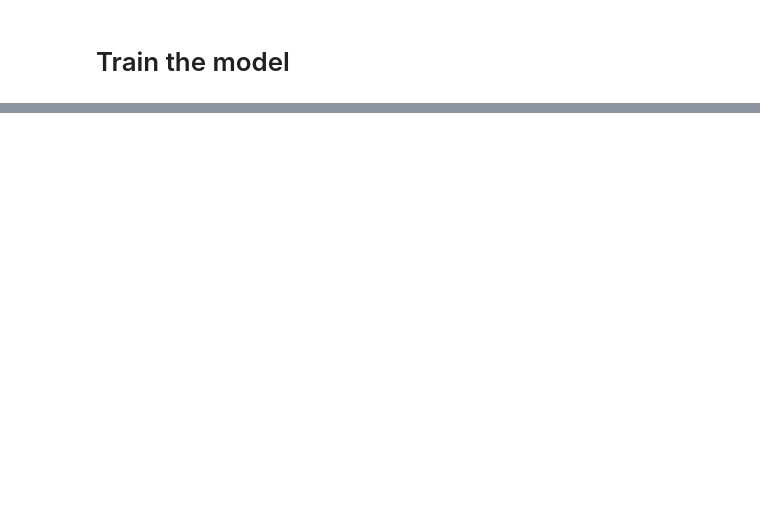
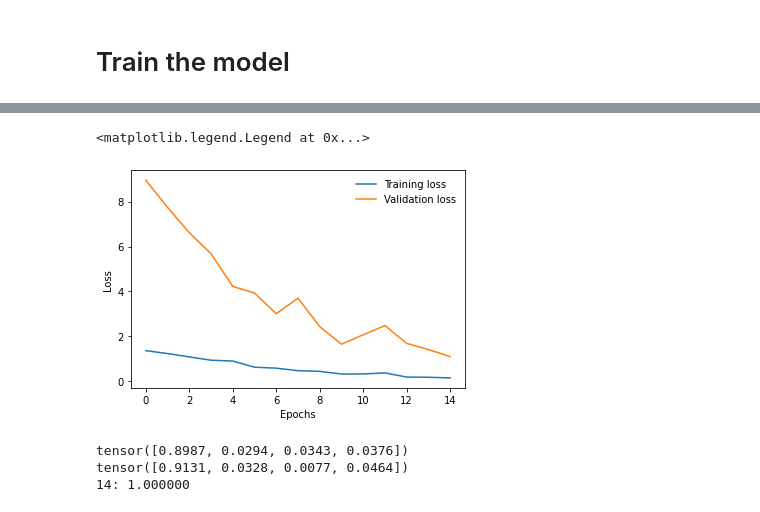
Before and after one commit to HubertStr/CNN_Painting_Recognition, a Jupyter notebook: DL_project.ipynb, the cells around one changed output, grey strips where cells are left out. Cells and saved outputs as stored; diff of their text form; code cells hidden in the pictures; blank space fills up the shorter version.

```diff
--- a/DL_project.ipynb
+++ b/DL_project.ipynb
@@ -42,3 +61,6 @@ learning_rate = 0.001
+# %%
+num_workers = 4
+batch_size = 15
 # %%
 train_loader = DataLoader(dataset = train_dataset, batch_size = batch_size, shuffle=True, num_workers=num_workers)
 valid_loader = DataLoader(dataset = valid_dataset, batch_size = batch_size, shuffle=True, num_workers=num_workers)
@@ -73,4 +94,5 @@ ResNet(
 # %%
 # Replace the last fully connected layer by a new one with the number of artists we want to classify. In our example case, let us take 2
 
-resnet50.fc = torch.nn.Linear(resnet50.fc.in_features, 2)
+num_classes = 4 #TO CHANGE REGARDING THE NUMBER OF ARTISTS WE WANT
+resnet50.fc = torch.nn.Linear(resnet50.fc.in_features, num_classes)
@@ -77,2 +103,7 @@ resnet50.fc = torch.nn.Linear(resnet50.fc.in_features, 2)
 # %% [markdown]
 # Train the model
+# %%
+num_epochs = 15
+num_classes = 4 #TO CHANGE REGARDING THE NUMBER OF ARTISTS WE WANT
+learning_rate = 0.001
+mom = 0.9
@@ -78,0 +113,2 @@ resnet50.fc = torch.nn.Linear(resnet50.fc.in_features, 2)
+# %%
+optimizer = optim.SGD(resnet50.parameters(), lr=learning_rate, momentum=mom)
@@ -78,0 +178,30 @@ resnet50.fc = torch.nn.Linear(resnet50.fc.in_features, 2)
+# %%
+plt.plot(train_losses, label='Training loss')
+plt.plot(valid_losses, label='Validation loss')
+plt.xlabel("Epochs")
+plt.ylabel("Loss")
+plt.legend(frameon=False)
+# %% [output]
+<matplotlib.legend.Legend at 0x...>
+[figure, added]
+# %%
+# Confirm results on test set
+    # Test set
+test_accuracies = []
+
+resnet50.eval()
+with torch.no_grad():
+    test_error_count = 0.0
+    for images, labels in iter(test_loader):
+        outputs = resnet50(images)
+        for x in outputs:
+            probabilities = torch.nn.functional.softmax(x, dim=0)
+            print(probabilities)
+        test_error_count += float(len(labels[labels != outputs.argmax(1)]))
+    test_accuracy = 1.0 - float(test_error_count) / float(len(test_dataset))
+    test_accuracies.append(test_accuracy)
+    print('%d: %f' % (epoch, test_accuracy))
+# %% [output]
+tensor([0.8987, 0.0294, 0.0343, 0.0376])
+tensor([0.9131, 0.0328, 0.0077, 0.0464])
+14: 1.000000
```
Also changed, not shown: parts of 10 cells of this notebook, 32 other files.
